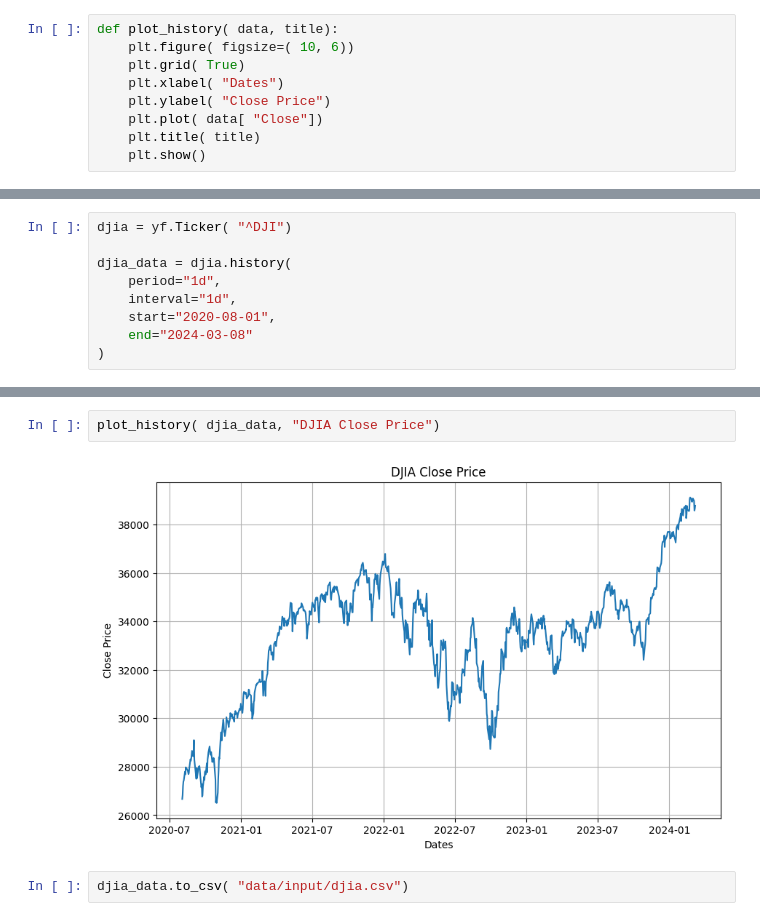
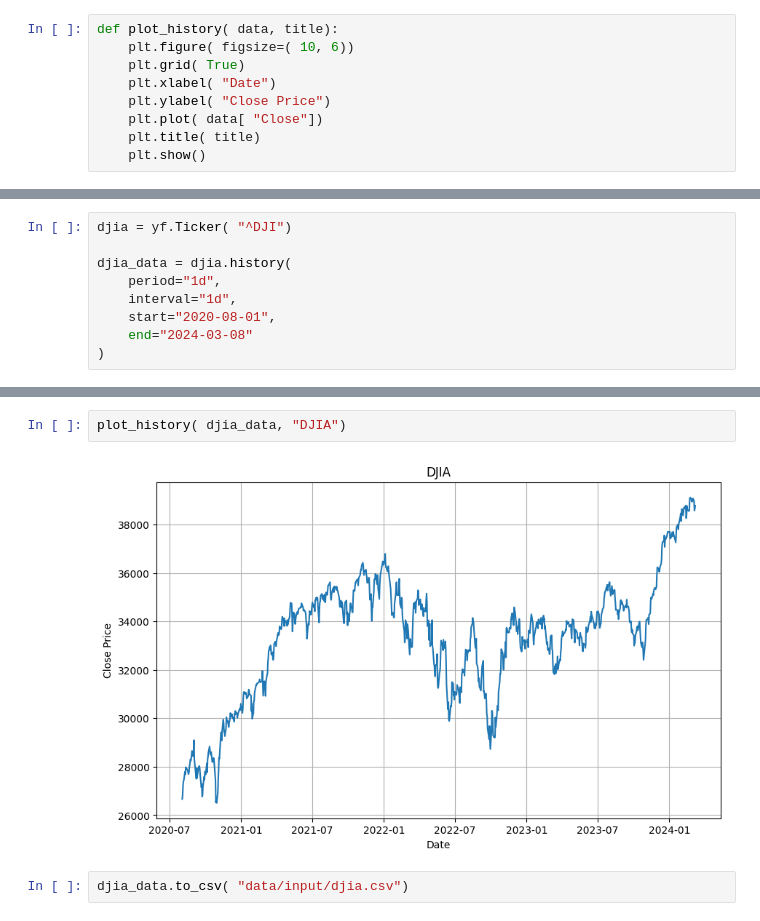
Before and after one commit to amirali022/sntstck, a Jupyter notebook: 00_download_historical_data.ipynb, the cells around one changed output, grey strips where cells are left out. Drawn from its saved outputs; the diff is of its cells as text.

```diff
--- a/00_download_historical_data.ipynb
+++ b/00_download_historical_data.ipynb
@@ -5,7 +9,7 @@ import matplotlib.pyplot as plt
 def plot_history( data, title):
 	plt.figure( figsize=( 10, 6))
 	plt.grid( True)
-	plt.xlabel( "Dates")
+	plt.xlabel( "Date")
 	plt.ylabel( "Close Price")
 	plt.plot( data[ "Close"])
 	plt.title( title)
@@ -71,9 +75,9 @@ djia_data.tail( 3)
 | 2024-03-06 00:00:00-05:00 | 38721.148438 | 38858.128906 | 38570.800781 | 38661.050781 | 347900000 | 0.0 | 0.0 |
 | 2024-03-07 00:00:00-05:00 | 38784.300781 | 38910.351562 | 38730.128906 | 38791.351562 | 335580000 | 0.0 | 0.0 |
 # %%
-plot_history( djia_data, "DJIA Close Price")
+plot_history( djia_data, "DJIA")
 # %% [output]
-[figure, old version]
+[figure, new version]
 # %%
 djia_data.to_csv( "data/input/djia.csv")
 # %% [markdown]
```
Also changed, not shown: parts of 5 cells of this notebook, 1 other file.
